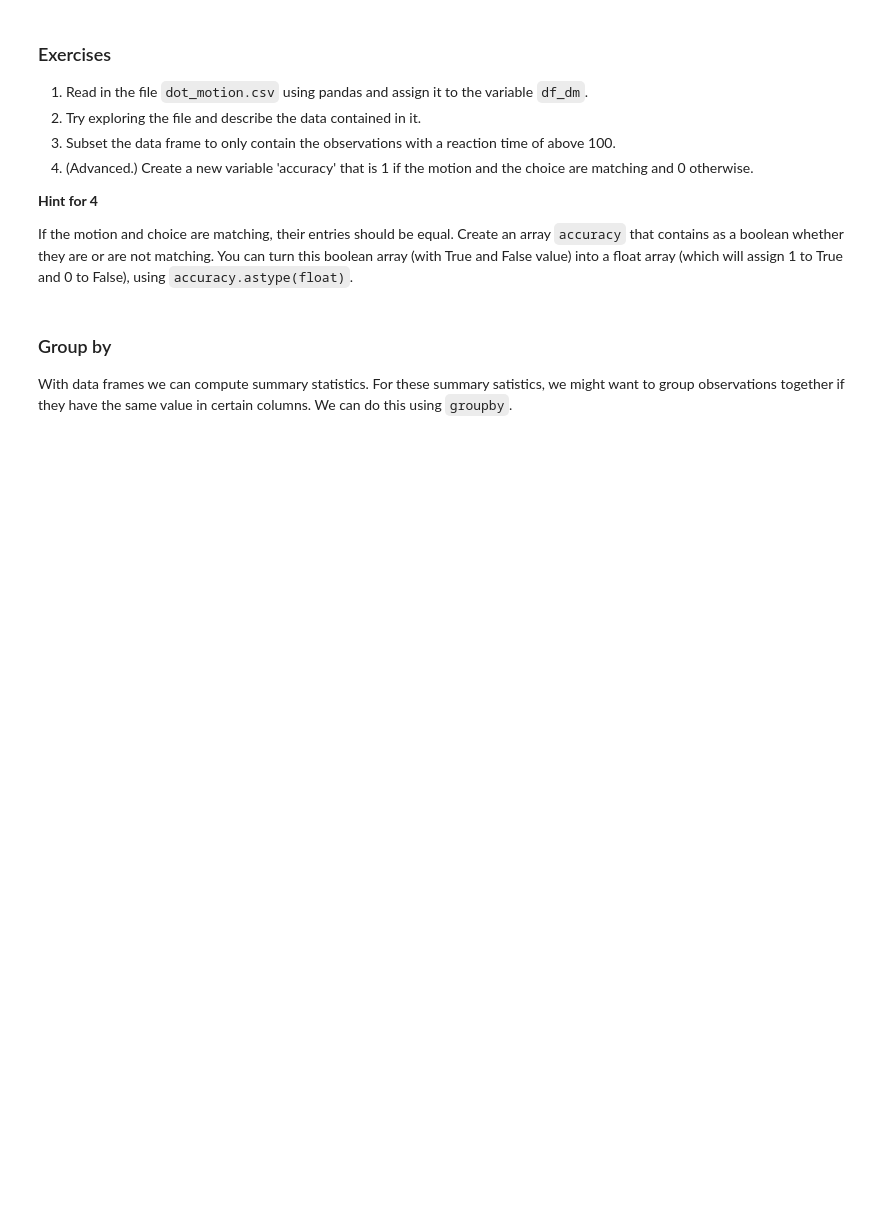
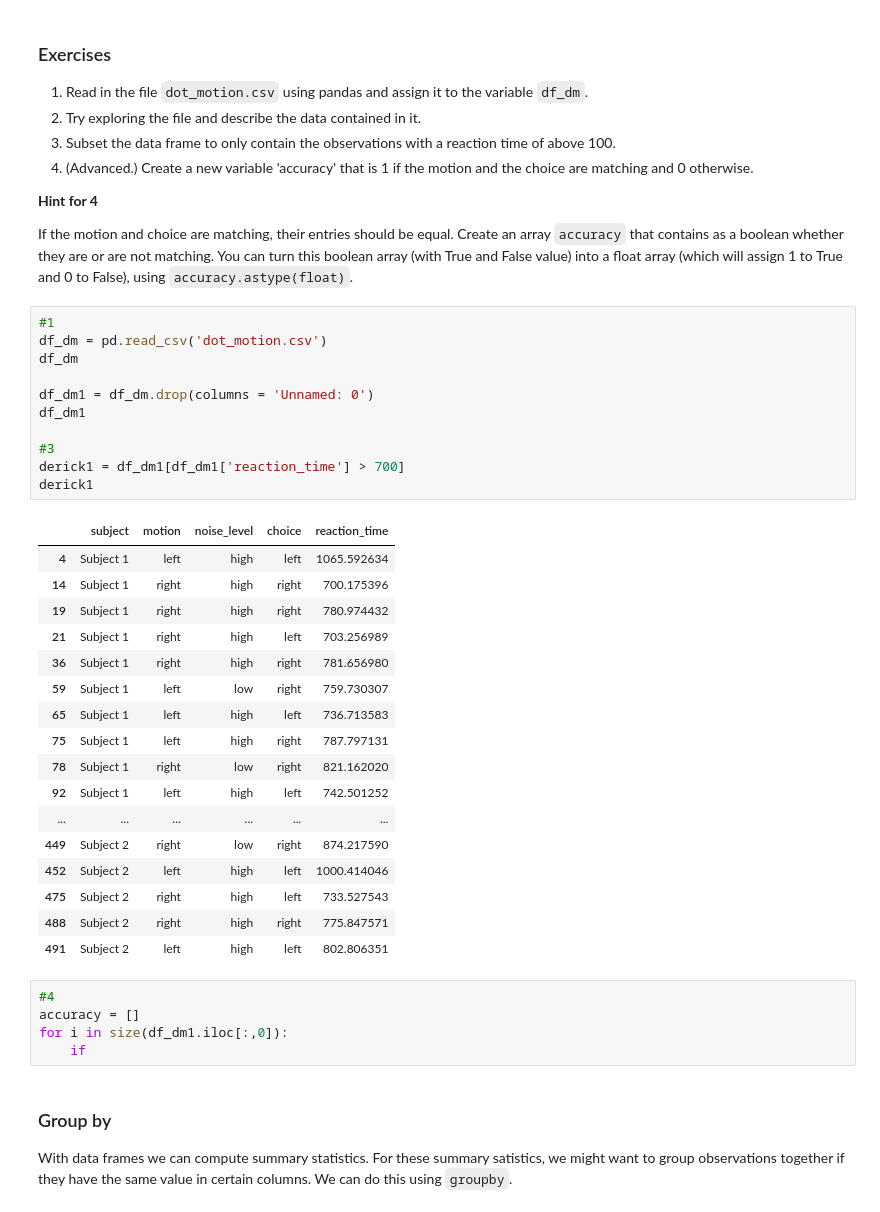
Before and after one commit to GarciaFrankie/IntroPython, a Jupyter notebook: week_6/pfn-6.ipynb, the cells around one changed output. Drawn from its saved outputs; the diff is of its cells as text; blank space fills up the shorter version.

```diff
--- a/week_6/pfn-6.ipynb
+++ b/week_6/pfn-6.ipynb
@@ -176,6 +325,40 @@ df_lessons_loaded
 **Hint for 4**
 
 If the motion and choice are matching, their entries should be equal. Create an array `accuracy` that contains as a boolean whether they are or are not matching. You can turn this boolean array (with True and False value) into a float array (which will assign 1 to True and 0 to False), using `accuracy.astype(float)`.
+# %%
+#1
+df_dm = pd.read_csv('dot_motion.csv')
+df_dm
+
+df_dm1 = df_dm.drop(columns = 'Unnamed: 0')
+df_dm1
+
+#3
+derick1 = df_dm1[df_dm1['reaction_time'] > 700]
+derick1
+# %% [output]
+|  | subject | motion | noise_level | choice | reaction_time |
+| 4 | Subject 1 | left | high | left | 1065.592634 |
+| 14 | Subject 1 | right | high | right | 700.175396 |
+| 19 | Subject 1 | right | high | right | 780.974432 |
+| 21 | Subject 1 | right | high | left | 703.256989 |
+| 36 | Subject 1 | right | high | right | 781.656980 |
+| 59 | Subject 1 | left | low | right | 759.730307 |
+| 65 | Subject 1 | left | high | left | 736.713583 |
+| 75 | Subject 1 | left | high | right | 787.797131 |
+| 78 | Subject 1 | right | low | right | 821.162020 |
+| 92 | Subject 1 | left | high | left | 742.501252 |
+| ... | ... | ... | ... | ... | ... |
+| 449 | Subject 2 | right | low | right | 874.217590 |
+| 452 | Subject 2 | left | high | left | 1000.414046 |
+| 475 | Subject 2 | right | high | left | 733.527543 |
+| 488 | Subject 2 | right | high | right | 775.847571 |
+| 491 | Subject 2 | left | high | left | 802.806351 |
+# %%
+#4
+accuracy = []
+for i in size(df_dm1.iloc[:,0]):
+    if
 # %% [markdown]
 ### Group by
 With data frames we can compute summary statistics. For these summary satistics, we might want to group observations together if they have the same value in certain columns. We can do this using `groupby`.
```
Also changed, not shown: parts of 38 cells of this notebook, 1 other file.
